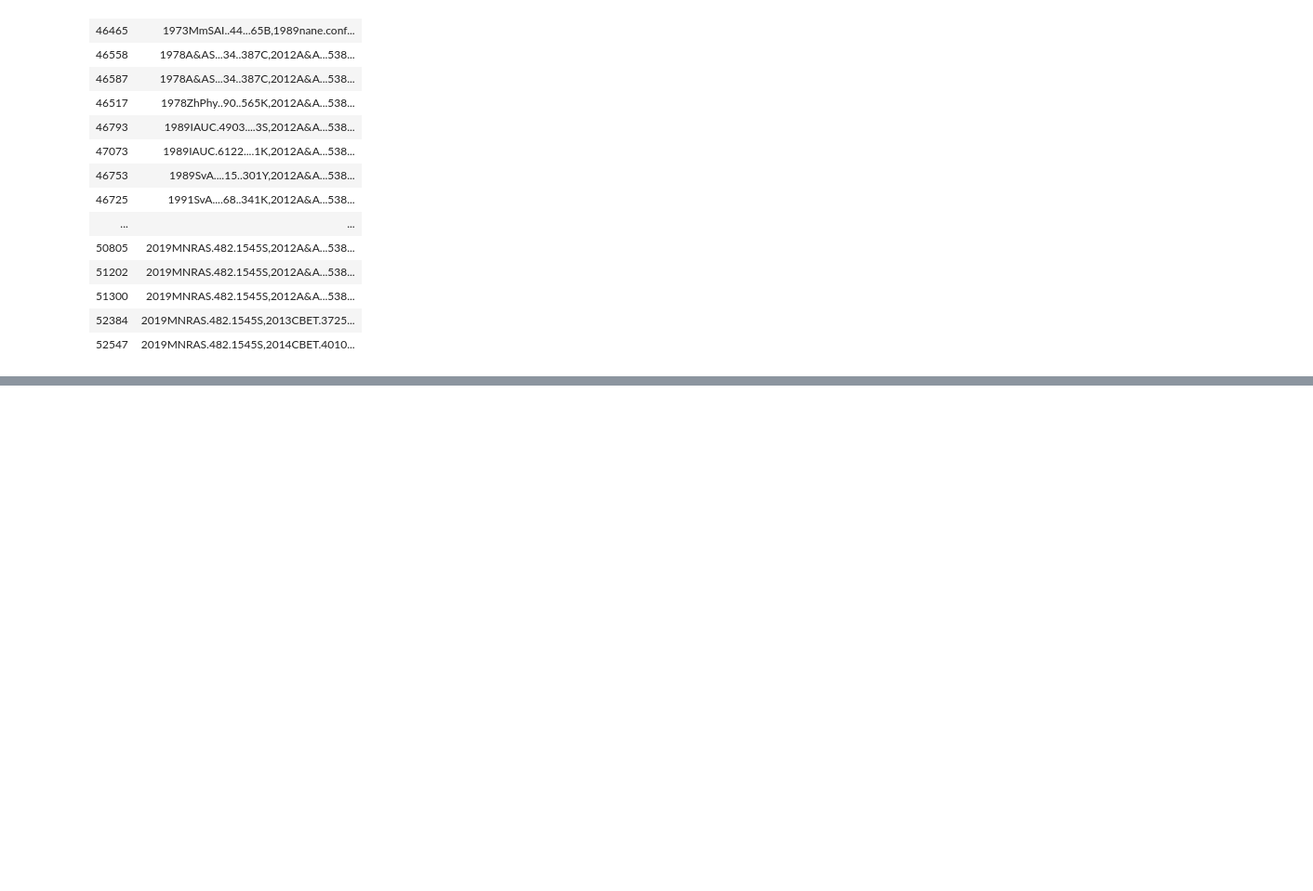
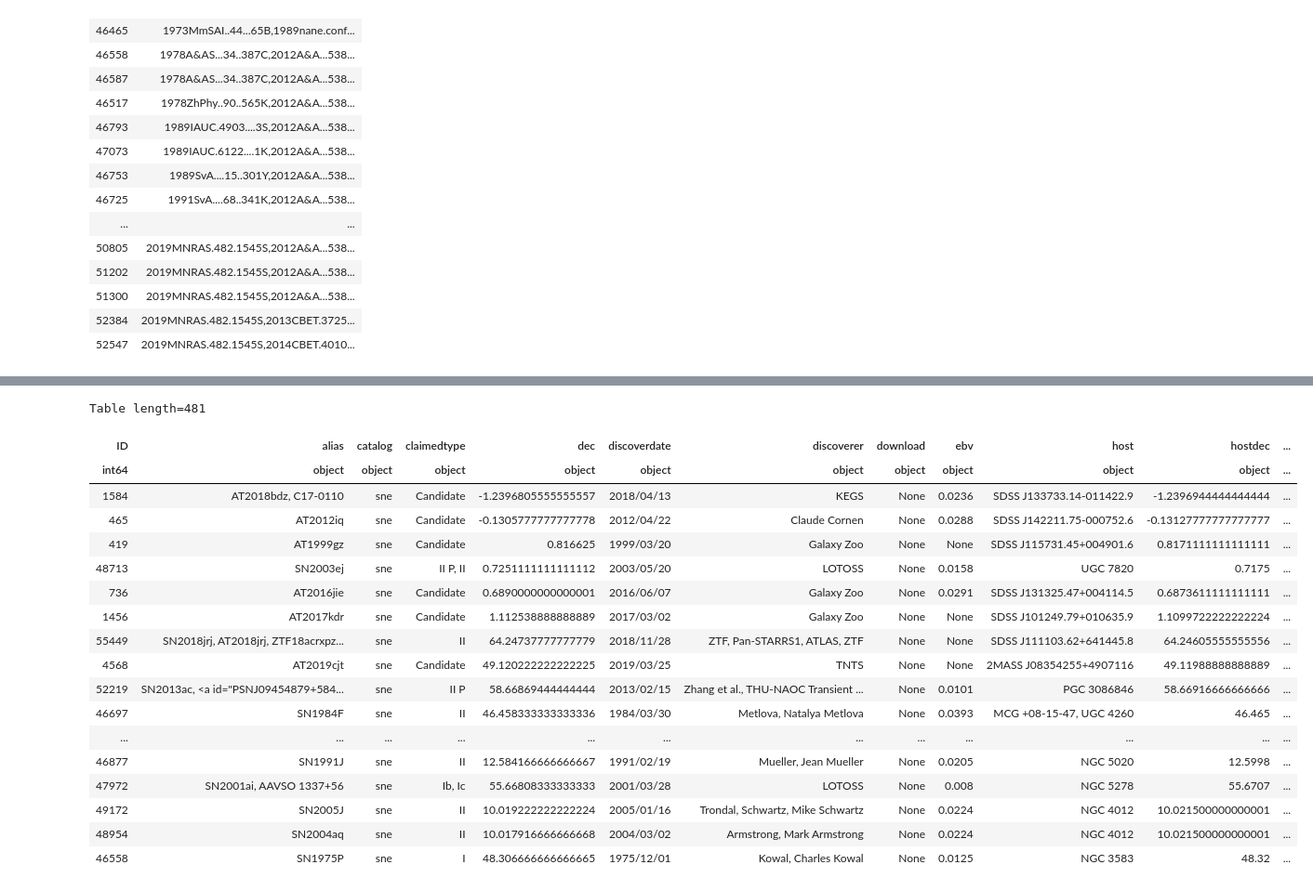
Before and after one commit to DESI-UR/SNe_Void_Properties, a Jupyter notebook: Extrt_Ref_320.ipynb, the cells around one changed output, grey strips where cells are left out. Shown at 93% size. Drawn from its saved outputs; the diff is of its cells as text; code cells hidden in the pictures; blank space fills up the shorter version.

```diff
--- a/Extrt_Ref_320.ipynb
+++ b/Extrt_Ref_320.ipynb
@@ -340,0 +346,35 @@ Table length=395
+# %%
+all_481 = Table()
+all_481['ID'] = obj481_table['ID']
+
+all_481['alias'] = [None]
+all_481['catalog'] = [None]
+all_481['claimedtype'] = [None]
+all_481['dec'] = [None]
+all_481['discoverdate'] = [None]
+all_481['discoverer'] = [None]
+all_481['download'] = [None]
+all_481['ebv'] = [None]
+all_481['host'] = [None]
+all_481['hostdec'] = [None]
+all_481['hostoffsetang'] = [None]
+all_481['hostoffsetdist'] = [None]
+all_481['hostra'] = [None]
+all_481['instruments'] = [None]
+all_481['lumdist'] = [None]
+all_481['maxabsmag'] = [None]
+all_481['maxappmag'] = [None]
+all_481['maxdate'] = [None]
+all_481['name'] = [None]
+all_481['photolink'] = [None]
+all_481['ra'] = [None]
+all_481['radiolink'] = [None]
+all_481['redshift'] = [None]
+all_481['references'] = [None]
+all_481['sources'] = [None]
+all_481['spectralink'] = [None]
+all_481['velocity'] = [None]
+all_481['xraylink'] = [None]
+all_481['lumdist_kind'] = [None]
+all_481['redshift_kind'] = [None]
+all_481['velocity_kind'] = [None]
@@ -340,0 +541,6 @@ Table length=395
+# %%
+for i in range(len(catalog_table)):
+    SN_ID = catalog_table['ID'][i]
+    idx_bool = all_481['ID'] == SN_ID
+    print(catalog_table['sources'][i])
+    all_481['sources'][idx_bool] = catalog_table['sources'][i]
@@ -340,0 +566,22 @@ Table length=395
+# %%
+all_481
+# %% [output]
+Table length=481
+| ID | alias | catalog | claimedtype | dec | discoverdate | discoverer | download | ebv | host | hostdec | ... |
+| int64 | object | object | object | object | object | object | object | object | object | object | ... |
+| 1584 | AT2018bdz, C17-0110 | sne | Candidate | -1.2396805555555557 | 2018/04/13 | KEGS | None | 0.0236 | SDSS J133733.14-011422.9 | -1.2396944444444444 | ... |
+| 465 | AT2012iq | sne | Candidate | -0.1305777777777778 | 2012/04/22 | Claude Cornen | None | 0.0288 | SDSS J142211.75-000752.6 | -0.13127777777777777 | ... |
+| 419 | AT1999gz | sne | Candidate | 0.816625 | 1999/03/20 | Galaxy Zoo | None | None | SDSS J115731.45+004901.6 | 0.8171111111111111 | ... |
+| 48713 | SN2003ej | sne | II P, II | 0.7251111111111112 | 2003/05/20 | LOTOSS | None | 0.0158 | UGC 7820 | 0.7175 | ... |
+| 736 | AT2016jie | sne | Candidate | 0.6890000000000001 | 2016/06/07 | Galaxy Zoo | None | 0.0291 | SDSS J131325.47+004114.5 | 0.6873611111111111 | ... |
+| 1456 | AT2017kdr | sne | Candidate | 1.112538888888889 | 2017/03/02 | Galaxy Zoo | None | None | SDSS J101249.79+010635.9 | 1.1099722222222224 | ... |
+| 55449 | SN2018jrj, AT2018jrj, ZTF18acrxpz... | sne | II | 64.24737777777779 | 2018/11/28 | ZTF, Pan-STARRS1, ATLAS, ZTF | None | None | SDSS J111103.62+641445.8 | 64.24605555555556 | ... |
+| 4568 | AT2019cjt | sne | Candidate | 49.120222222222225 | 2019/03/25 | TNTS | None | None | 2MASS J08354255+4907116 | 49.11988888888889 | ... |
+| 52219 | SN2013ac, <a id="PSNJ09454879+584... | sne | II P | 58.66869444444444 | 2013/02/15 | Zhang et al., THU-NAOC Transient ... | None | 0.0101 | PGC 3086846 | 58.66916666666666 | ... |
+| 46697 | SN1984F | sne | II | 46.458333333333336 | 1984/03/30 | Metlova, Natalya Metlova | None | 0.0393 | MCG +08-15-47, UGC 4260 | 46.465 | ... |
+| ... | ... | ... | ... | ... | ... | ... | ... | ... | ... | ... | ... |
+| 46877 | SN1991J | sne | II | 12.584166666666667 | 1991/02/19 | Mueller, Jean Mueller | None | 0.0205 | NGC 5020 | 12.5998 | ... |
+| 47972 | SN2001ai, AAVSO 1337+56 | sne | Ib, Ic | 55.66808333333333 | 2001/03/28 | LOTOSS | None | 0.008 | NGC 5278 | 55.6707 | ... |
+| 49172 | SN2005J | sne | II | 10.019222222222224 | 2005/01/16 | Trondal, Schwartz, Mike Schwartz | None | 0.0224 | NGC 4012 | 10.021500000000001 | ... |
+| 48954 | SN2004aq | sne | II | 10.017916666666668 | 2004/03/02 | Armstrong, Mark Armstrong | None | 0.0224 | NGC 4012 | 10.021500000000001 | ... |
+| 46558 | SN1975P | sne | I | 48.306666666666665 | 1975/12/01 | Kowal, Charles Kowal | None | 0.0125 | NGC 3583 | 48.32 | ... |
```
Also changed, not shown: parts of 7 cells of this notebook.
